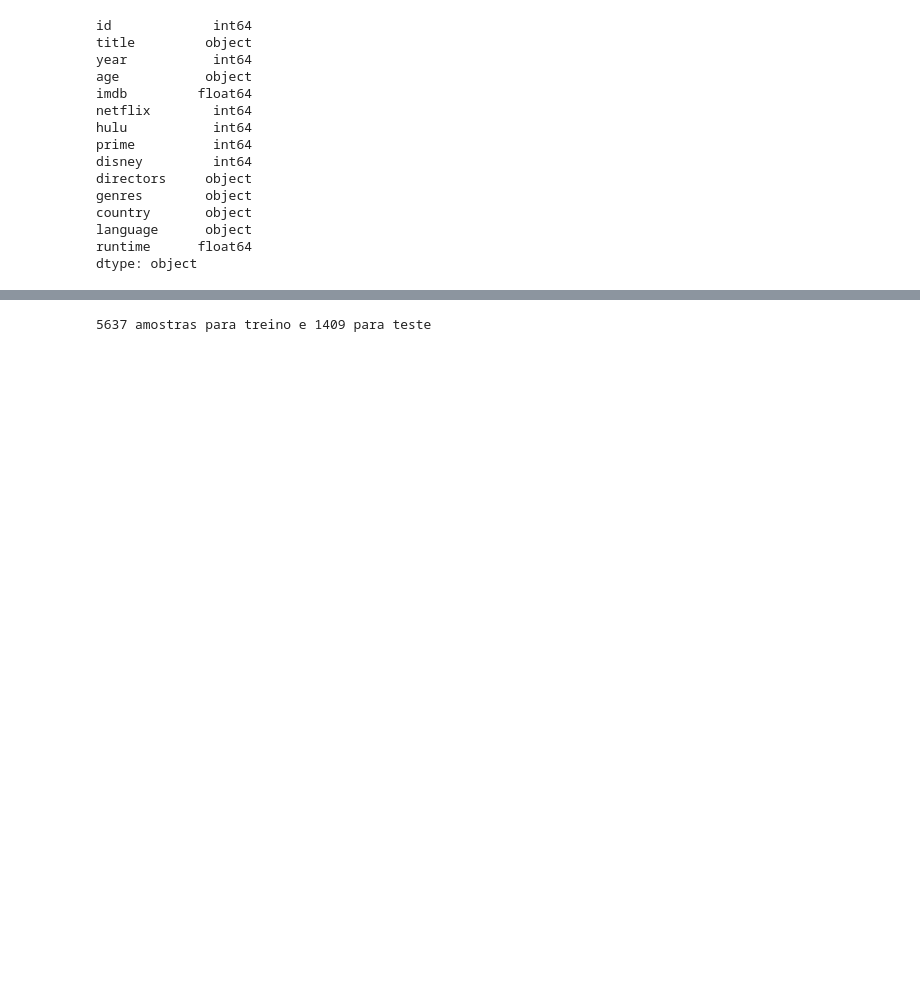
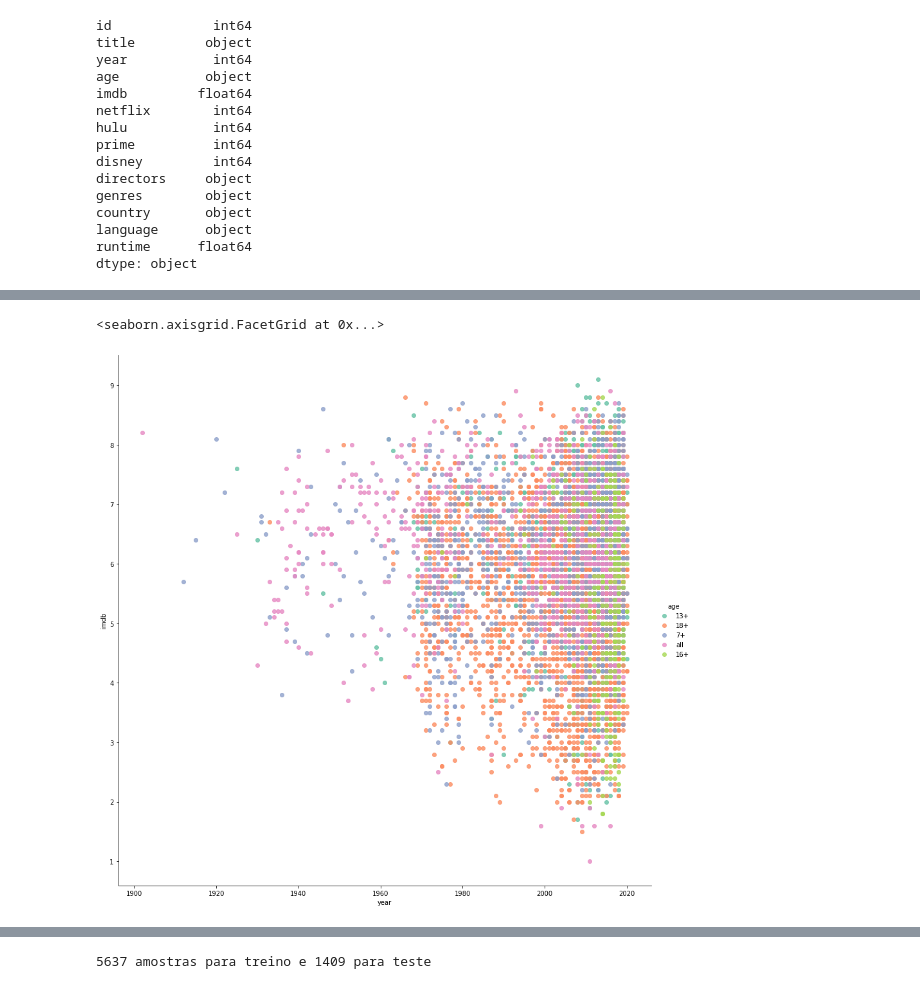
Before and after one commit to gnutzmann/movies-recommended, a Jupyter notebook: movies_imdb_regression.ipynb, the cells around one changed output, grey strips where cells are left out. Drawn from its saved outputs; the diff is of its cells as text; code cells hidden in the pictures; blank space fills up the shorter version.

```diff
--- a/movies_imdb_regression.ipynb
+++ b/movies_imdb_regression.ipynb
@@ -175,0 +255,8 @@ dtype: object
+# %%
+# Gerando um grafico de dispersão de ano x nota IMDb, com coloracao de classificacao etaria, para analise dos anos com mais registros, com notas mais altas, de acordo com a classificacao etaria
+
+# Tres variaveis no grafico de dispersao
+sns.lmplot(x='year',y='imdb',data=explDf[['year','imdb','age']],fit_reg=False,hue='age',palette='Set2',height=12)
+# %% [output]
+<seaborn.axisgrid.FacetGrid at 0x...>
+[figure, added]
```
Also changed, not shown: parts of 26 cells of this notebook.
